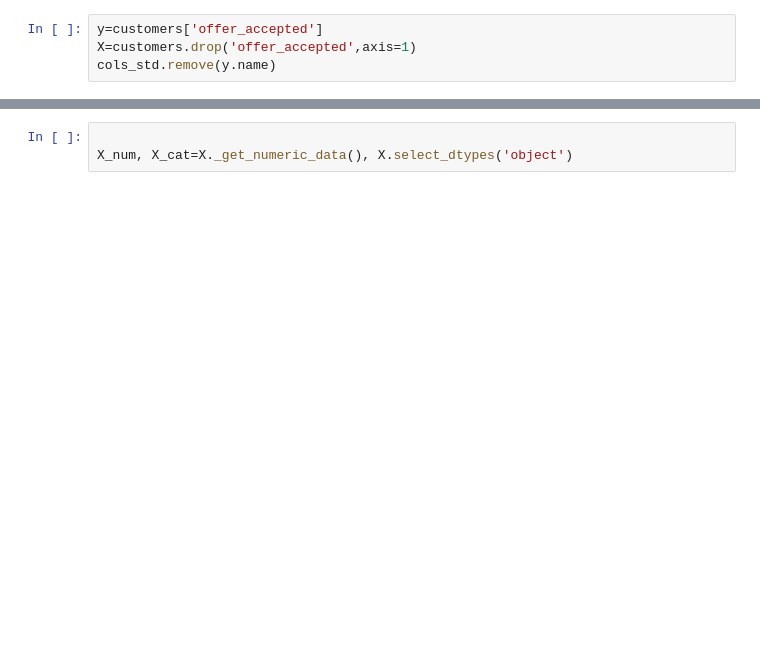
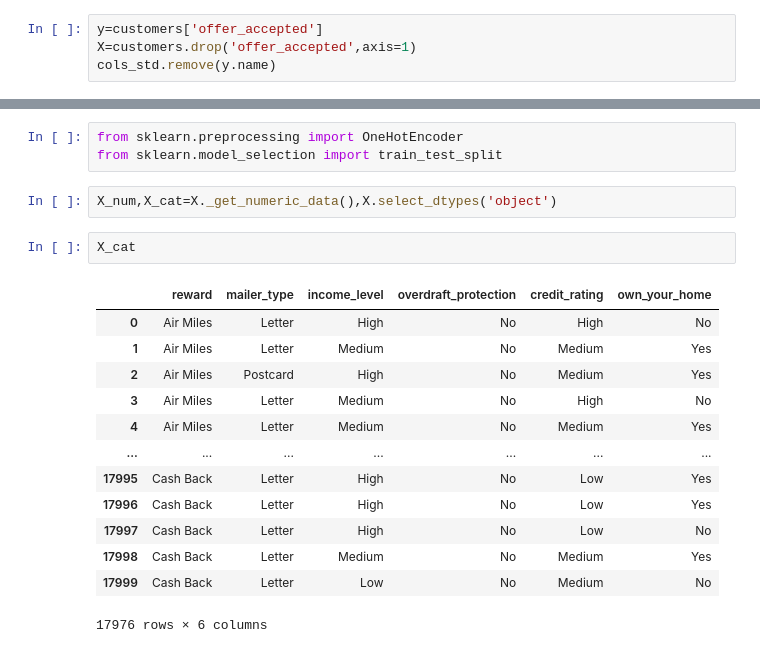
Before and after one commit to Amuyen/midbootcamp-project, a Jupyter notebook: notebooks/cleaning.ipynb, the cells around one changed output, grey strips where cells are left out. Drawn from its saved outputs; the diff is of its cells as text; blank space fills up the shorter version.

```diff
--- a/notebooks/cleaning.ipynb
+++ b/notebooks/cleaning.ipynb
@@ -130,3 +203,21 @@ cols_std.remove(y.name)
+# %%
+from sklearn.preprocessing import OneHotEncoder
+from sklearn.model_selection import train_test_split
 # %%
-
-X_num, X_cat=X._get_numeric_data(), X.select_dtypes('object')
+X_num,X_cat=X._get_numeric_data(),X.select_dtypes('object')
+# %%
+X_cat
+# %% [output]
+|  | reward | mailer_type | income_level | overdraft_protection | credit_rating | own_your_home |
+| 0 | Air Miles | Letter | High | No | High | No |
+| 1 | Air Miles | Letter | Medium | No | Medium | Yes |
+| 2 | Air Miles | Postcard | High | No | Medium | Yes |
+| 3 | Air Miles | Letter | Medium | No | High | No |
+| 4 | Air Miles | Letter | Medium | No | Medium | Yes |
+| ... | ... | ... | ... | ... | ... | ... |
+| 17995 | Cash Back | Letter | High | No | Low | Yes |
+| 17996 | Cash Back | Letter | High | No | Low | Yes |
+| 17997 | Cash Back | Letter | High | No | Low | No |
+| 17998 | Cash Back | Letter | Medium | No | Medium | Yes |
+| 17999 | Cash Back | Letter | Low | No | Medium | No |
+17976 rows × 6 columns
```
Also changed, not shown: parts of 14 cells of this notebook, 6 other files.
